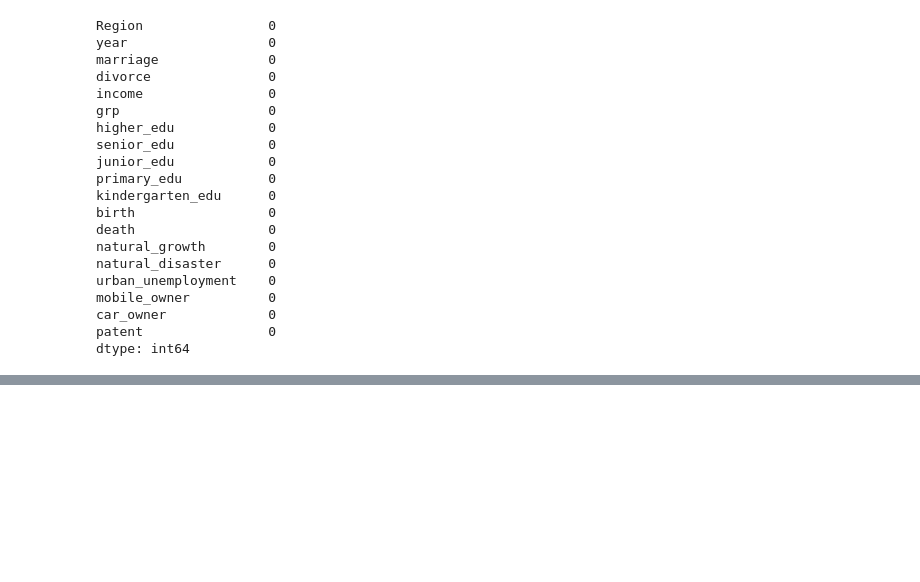
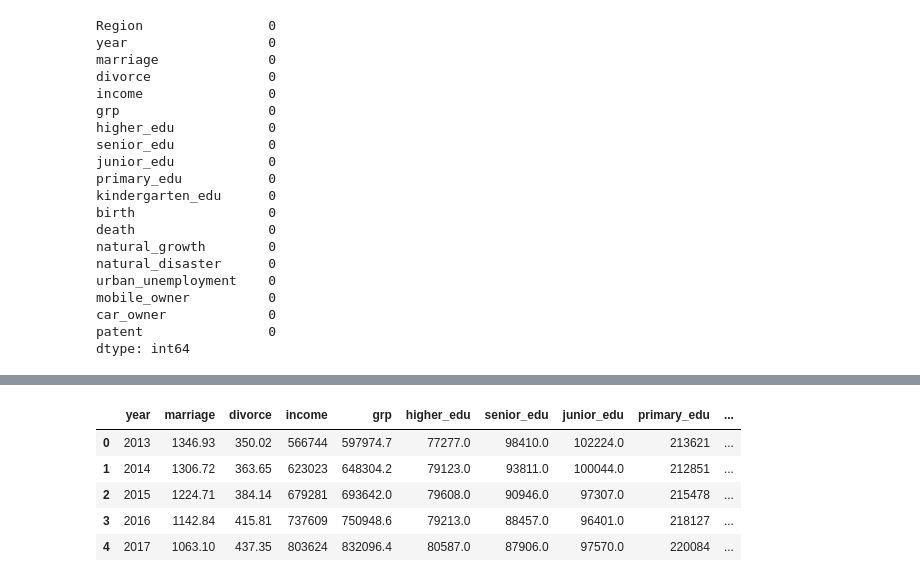
Before and after one commit to mexiliang/umich-591, a Jupyter notebook: main_project.ipynb, the cells around one changed output, grey strips where cells are left out. Drawn from its saved outputs; the diff is of its cells as text; code cells hidden in the pictures; blank space fills up the shorter version.

```diff
--- a/main_project.ipynb
+++ b/main_project.ipynb
@@ -747,3 +747,14 @@ alt.Chart(merged_df).mark_line(point=True).encode(
 )
 # %% [output]
 [interactive output not drawn]
+# %%
+sum_df = merged_df.groupby(by=['year']).sum()
+sum_df.reset_index(inplace=True)
+sum_df.head()
+# %% [output]
+|  | year | marriage | divorce | income | grp | higher_edu | senior_edu | junior_edu | primary_edu | ... |
+| 0 | 2013 | 1346.93 | 350.02 | 566744 | 597974.7 | 77277.0 | 98410.0 | 102224.0 | 213621 | ... |
+| 1 | 2014 | 1306.72 | 363.65 | 623023 | 648304.2 | 79123.0 | 93811.0 | 100044.0 | 212851 | ... |
+| 2 | 2015 | 1224.71 | 384.14 | 679281 | 693642.0 | 79608.0 | 90946.0 | 97307.0 | 215478 | ... |
+| 3 | 2016 | 1142.84 | 415.81 | 737609 | 750948.6 | 79213.0 | 88457.0 | 96401.0 | 218127 | ... |
+| 4 | 2017 | 1063.10 | 437.35 | 803624 | 832096.4 | 80587.0 | 87906.0 | 97570.0 | 220084 | ... |
```
Also changed, not shown: parts of 11 cells of this notebook.
